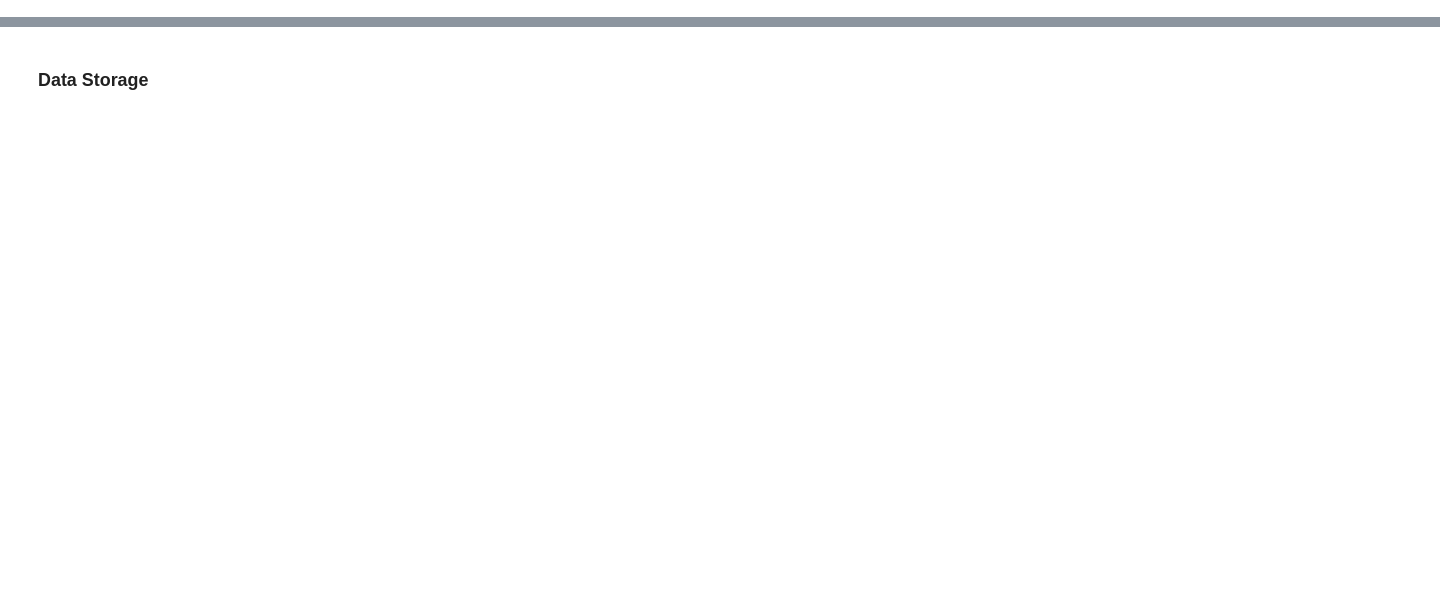
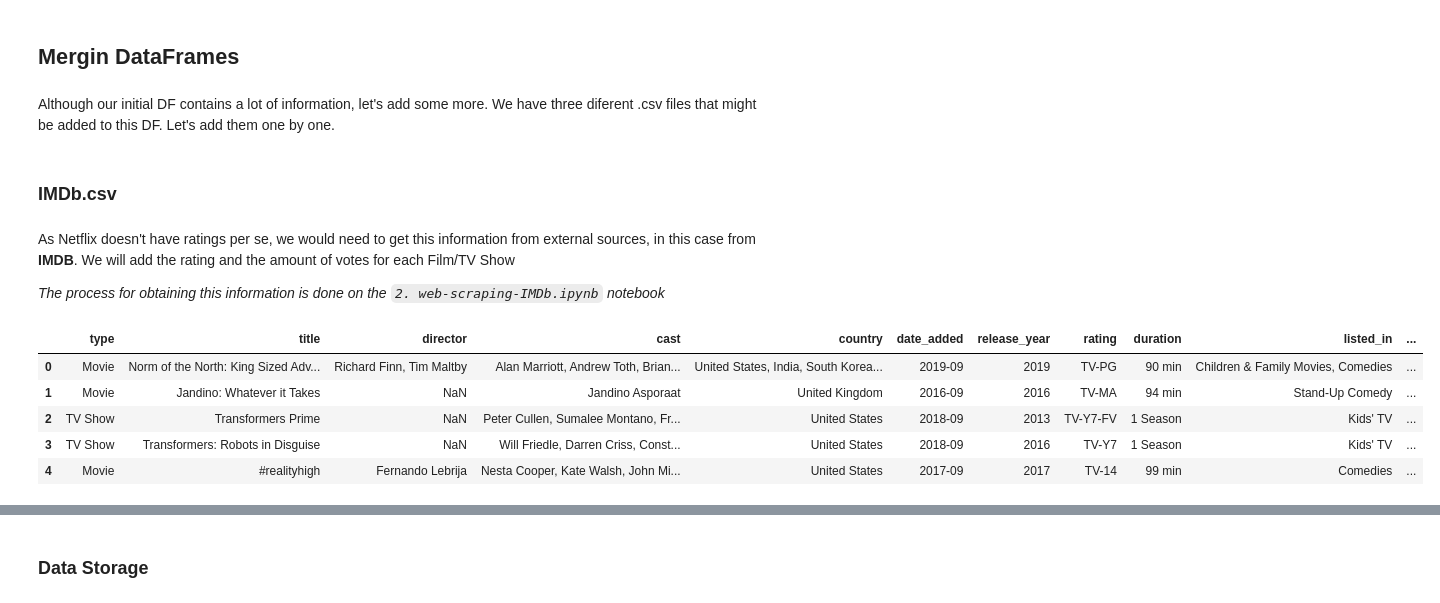
Before and after one commit to VictorLJay/Netflix-Analysis, a Jupyter notebook: your-project/1. data-cleaning.ipynb, the cells around one changed output, grey strips where cells are left out. Drawn from its saved outputs; the diff is of its cells as text; code cells hidden in the pictures; blank space fills up the shorter version.

```diff
--- a/your-project/1. data-cleaning.ipynb
+++ b/your-project/1. data-cleaning.ipynb
@@ -15,17 +133,29 @@ netflix111.head(1)
+# %% [markdown]
+## Mergin DataFrames
+# %% [markdown]
+Although our initial DF contains a lot of information, let's add some more. We have three diferent .csv files that might be added to this DF. Let's add them one by one.
+# %% [markdown]
+### IMDb.csv
+# %% [markdown]
+As Netflix doesn't have ratings per se, we would need to get this information from external sources, in this case from **IMDB**. We will add the rating and the amount of votes for each Film/TV Show
+
+
+_The process for obtaining this information is done on the `2. web-scraping-IMDb.ipynb` notebook_
 # %%
-# Importing Netflix DF
-netflix = pd.read_csv("../data/raw-data/Netflix_Titles.csv", )
-netflix = netflix.drop(columns=["show_id", "description"])
-netflix["date_added"] = pd.to_datetime(netflix["date_added"])
-netflix["year_added"] = netflix["date_added"].dt.strftime("%Y")
-netflix["date_added"] = netflix["date_added"].dt.strftime("%Y-%m")
-
 # Importing IMDB DF
 IMDB = pd.read_csv("../data/raw-data/IMDb_results_nov-22-2020.csv", index_col=0)
 
 # Joinig both tables
 netflix = netflix.join(IMDB)
 
 # Cleaning the DF mantaining the desired columns
 netflix = netflix.drop(columns=["IMDB_titleID", "IMDB_title_name"])
 netflix = netflix.rename(columns={"IMDB_rating":"IMDb_rating"})
+netflix.head()
+# %% [output]
+|  | type | title | director | cast | country | date_added | release_year | rating | duration | listed_in | ... |
+| 0 | Movie | Norm of the North: King Sized Adv... | Richard Finn, Tim Maltby | Alan Marriott, Andrew Toth, Brian... | United States, India, South Korea... | 2019-09 | 2019 | TV-PG | 90 min | Children & Family Movies, Comedies | ... |
+| 1 | Movie | Jandino: Whatever it Takes | NaN | Jandino Asporaat | United Kingdom | 2016-09 | 2016 | TV-MA | 94 min | Stand-Up Comedy | ... |
+| 2 | TV Show | Transformers Prime | NaN | Peter Cullen, Sumalee Montano, Fr... | United States | 2018-09 | 2013 | TV-Y7-FV | 1 Season | Kids' TV | ... |
+| 3 | TV Show | Transformers: Robots in Disguise | NaN | Will Friedle, Darren Criss, Const... | United States | 2018-09 | 2016 | TV-Y7 | 1 Season | Kids' TV | ... |
+| 4 | Movie | #realityhigh | Fernando Lebrija | Nesta Cooper, Kate Walsh, John Mi... | United States | 2017-09 | 2017 | TV-14 | 99 min | Comedies | ... |
```
Also changed, not shown: parts of 26 cells of this notebook, 2 other files.
